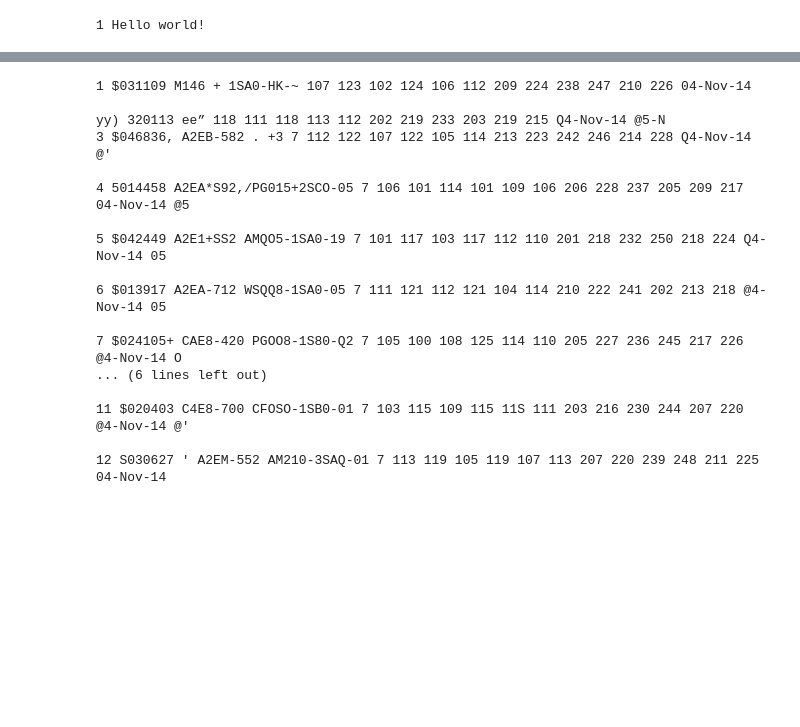
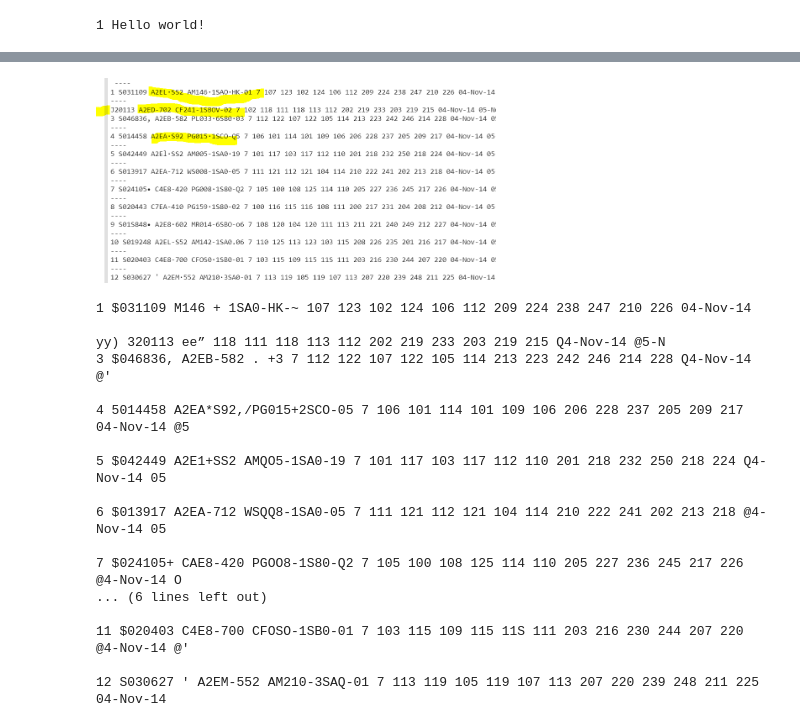
Before and after one commit to alihammadbaig/ML, a Jupyter notebook: Optical_character_recognition.ipynb, the cells around one changed output, grey strips where cells are left out. Drawn from its saved outputs; the diff is of its cells as text; code cells hidden in the pictures; blank space fills up the shorter version.

```diff
--- a/Optical_character_recognition.ipynb
+++ b/Optical_character_recognition.ipynb
@@ -40,3 +45,7 @@ Saving Capture.PNG to Capture.PNG
+# %%
+Img("Capture.PNG", width=400, height=250)
+# %% [output]
+[figure, added]
 # %%
 extractedInformation = pytesseract.image_to_string(Image.open('Capture.PNG'))
 
```
Also changed, not shown: parts of 11 cells of this notebook.
